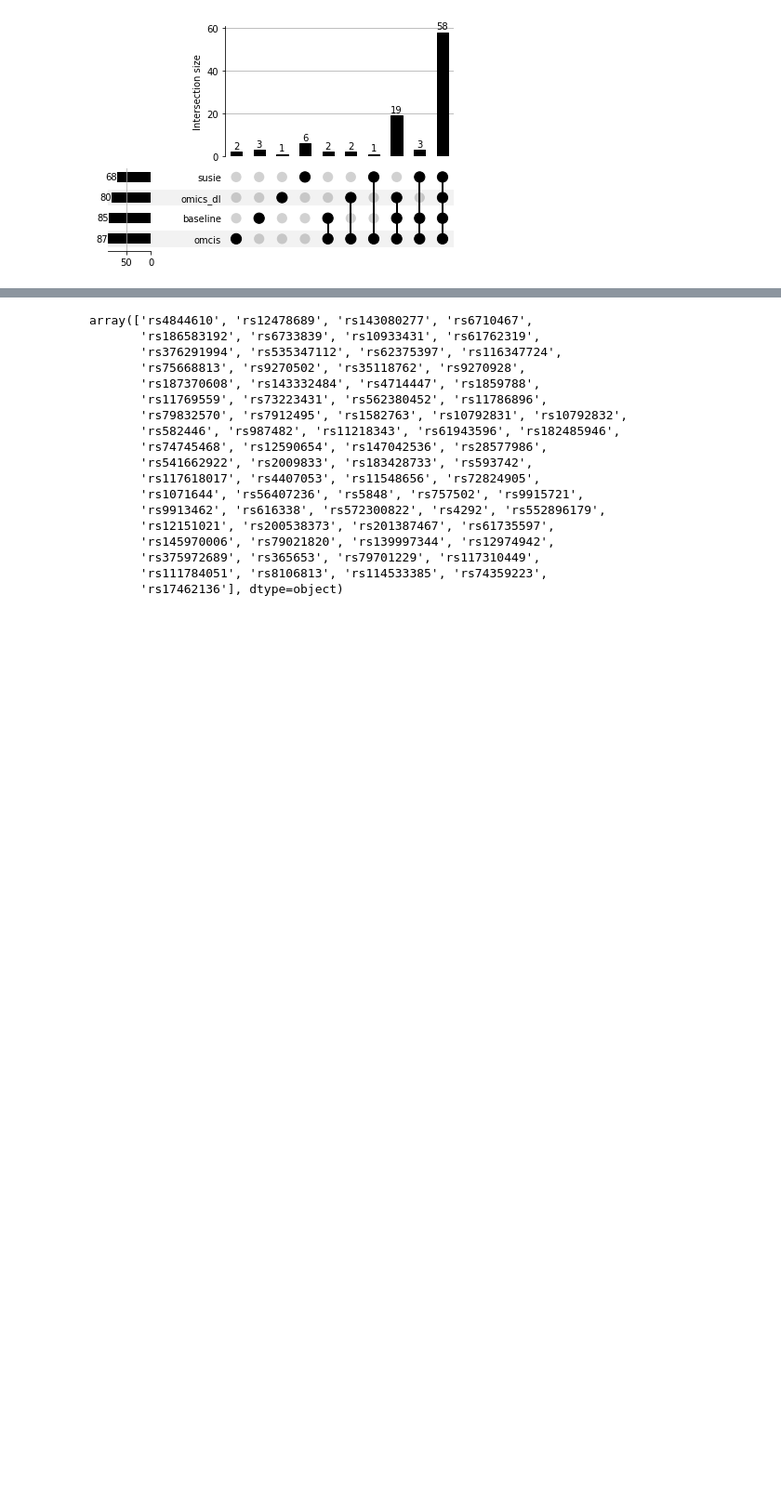
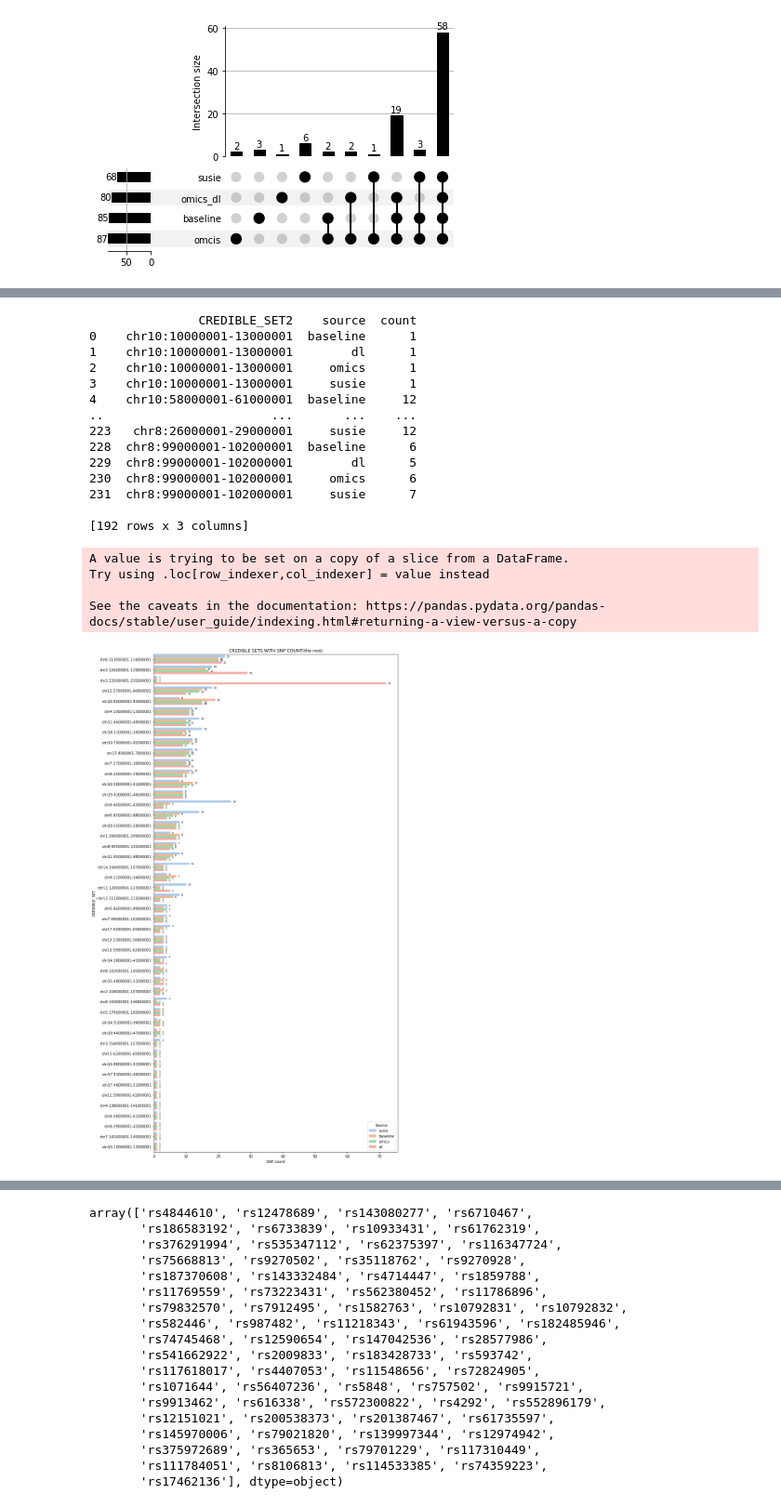
Before and after one commit to teresa-sansan/ADSP_polyfun, a Jupyter notebook: coloc/snp_of_interest.ipynb, the cells around one changed output, grey strips where cells are left out. Shown at 93% size. Drawn from its saved outputs; the diff is of its cells as text; code cells hidden in the pictures; blank space fills up the shorter version.

```diff
--- a/coloc/snp_of_interest.ipynb
+++ b/coloc/snp_of_interest.ipynb
@@ -633,0 +722,56 @@ snp_list2
+# %%
+count_df = mutual_blk_snps.groupby(['CREDIBLE_SET2', 'source']).size().reset_index(name='count')
+count_df_excluding_top10 = count_df[~count_df['CREDIBLE_SET2'].isin(total_counts.index)]
+print(count_df_excluding_top10)
+# Sort count_df_excluding_top10 by the total count to maintain the order in the plot
+total_counts_remaining = count_df_excluding_top10.groupby('CREDIBLE_SET2')['count'].sum().sort_values(ascending=False)
+count_df_excluding_top10['CREDIBLE_SET2'] = pd.Categorical(count_df_excluding_top10['CREDIBLE_SET2'], categories=total_counts_remaining.index, ordered=True)
+
+# Create a horizontal bar plot for all except the top 10 CREDIBLE_SET2 values
+plt.figure(figsize=(12, 20))
+ax = sns.barplot(
+    data=count_df_excluding_top10,
+    y='CREDIBLE_SET2',
+    x='count',
+    hue='source',
+    palette='pastel',
+    hue_order=['susie', 'baseline', 'omics', 'dl'],
+    dodge=True
+)
+
+# Annotate each bar with its count at the end of the bar
+for p in ax.patches:
+     ax.text(
+            p.get_width() + 0.5,  # Position a bit beyond the end of the bar
+            p.get_y() + p.get_height() / 2,  # Vertically center the label
+            int(p.get_width()),  # Value to label (convert to int for clean display)
+            ha='left', va='center',  # Align to the left and center
+            fontsize=7  # Set a smaller font size
+        )
+plt.ylabel('CREDIBLE_SET')
+plt.xlabel('SNP count')
+plt.title('CREDIBLE SETS WITH SNP COUNT(the rest)')
+plt.legend(title='Source')
+plt.tight_layout()
+#plt.savefig('/gpfs/commons/home/tlin/pic/ASHG_24/SNPs_IN_mutual_blk(rest).pdf')
+plt.show()
+# %% [output]
+               CREDIBLE_SET2    source  count
+0    chr10:10000001-13000001  baseline      1
+1    chr10:10000001-13000001        dl      1
+2    chr10:10000001-13000001     omics      1
+3    chr10:10000001-13000001     susie      1
+4    chr10:58000001-61000001  baseline     12
+..                       ...       ...    ...
+223   chr8:26000001-29000001     susie     12
+228  chr8:99000001-102000001  baseline      6
+229  chr8:99000001-102000001        dl      5
+230  chr8:99000001-102000001     omics      6
+231  chr8:99000001-102000001     susie      7
+
+[192 rows x 3 columns]
+A value is trying to be set on a copy of a slice from a DataFrame.
+Try using .loc[row_indexer,col_indexer] = value instead
+
+See the caveats in the documentation: https://pandas.pydata.org/pandas-docs/stable/user_guide/indexing.html#returning-a-view-versus-a-copy
+[figure, added]
```
Also changed, not shown: parts of 19 cells of this notebook.
